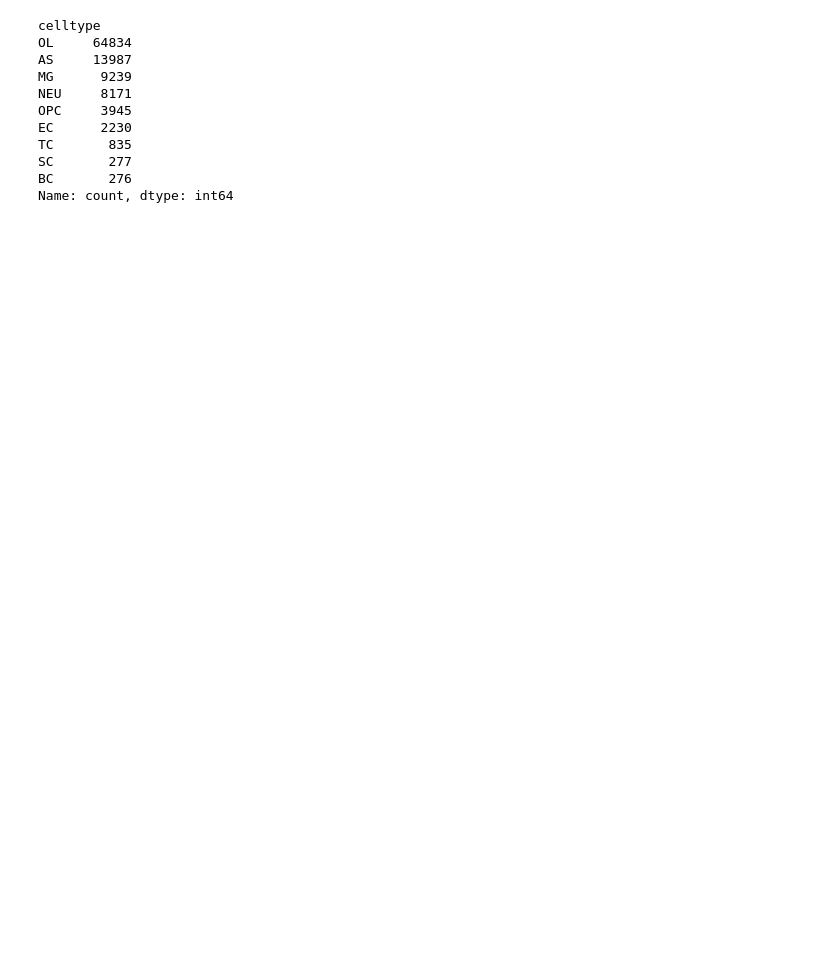
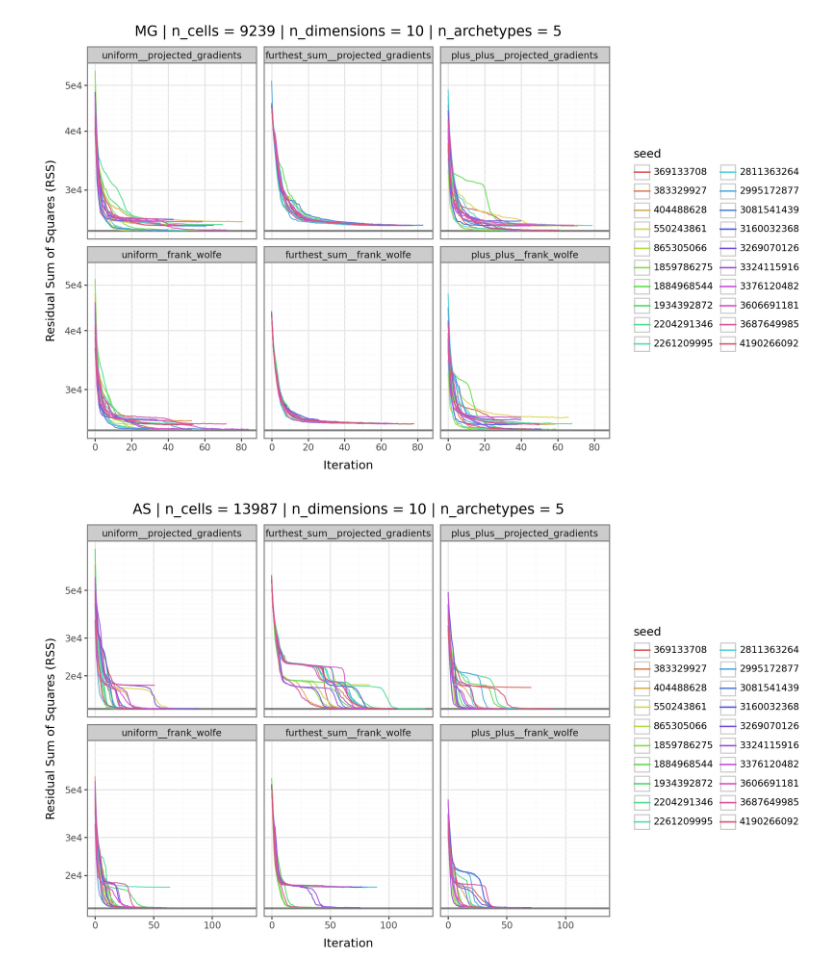
Before and after one commit to saezlab/ParTIpy_paper, a Jupyter notebook: test.ipynb, the cells around one changed output. Drawn from its saved outputs; the diff is of its cells as text; code cells hidden in the pictures; blank space fills up the shorter version.

Commit message:
adding RSS trace plots

```diff
--- a/test.ipynb
+++ b/test.ipynb
@@ -153,14 +1,64 @@ sc.pl.pca(
-# %%
-print(atlas_adata.obs.value_counts(celltype_column))
-# %% [output]
-celltype
-OL     64834
-AS     13987
-MG      9239
-NEU     8171
-OPC     3945
-EC      2230
-TC       835
-SC       277
-BC       276
-Name: count, dtype: int64
+# %%
+from pathlib import Path
+import time
+import pickle
+
+from tqdm import tqdm
+import pandas as pd
+import numpy as np
+import scanpy as sc
+import partipy as pt
+import plotnine as pn
+import matplotlib
+import matplotlib.pyplot as plt
+
+from data_utils import load_ms_data, load_ms_xenium_data
+from const import FIGURE_PATH, OUTPUT_PATH
+
+with open(Path(OUTPUT_PATH) / "ms_bench" / "rss_trace_dict.pkl", "rb") as f:
+    rss_trace_dict = pickle.load(f)
+
+result_df = pd.read_csv(Path(OUTPUT_PATH) / "ms_bench" / "results.csv")
+result_df["key"] = [init + "__" + optim for init, optim in zip(result_df["init_alg"], result_df["optim_alg"])]
+
+celltype_list = list(rss_trace_dict.keys())
+
+for celltype in celltype_list:
+
+    celltype_result_list = []
+
+    rss_trace_dict_celltype = rss_trace_dict[celltype]
+
+    result_df_subset = result_df.loc[result_df["celltype"]==celltype, :]
+    n_samples = result_df_subset["n_samples"].to_numpy()[0]
+    n_dimensions = result_df_subset["n_dimensions"].to_numpy()[0]
+    #n_archetypes = result_df_subset["n_archetypes"].to_numpy()[0]
+    n_archetypes = 5
+    figure_title = f"{celltype} | n_cells = {n_samples} | n_dimensions = {n_dimensions} | n_archetypes = {n_archetypes}"
+
+    for optim_str, rss_per_seed_dict in rss_trace_dict_celltype.items():
+
+
+        for seed, trace in rss_per_seed_dict.items():
+            tmp_df = pd.DataFrame({"optim": optim_str, "seed": seed, "iter": np.arange(len(trace)), "rss_trace": trace})
+            celltype_result_list.append(tmp_df)
+
+    df = pd.concat(celltype_result_list)
+    df["seed"] = pd.Categorical(df["seed"])
+
+    df["optim"] = pd.Categorical(df["optim"],
+                                categories=[b + "__" + a for a in pt.const.OPTIM_ALGS for b in pt.const.INIT_ALGS])
+
+    p = (pn.ggplot(df)
+        + pn.geom_hline(yintercept=min(df["rss_trace"]), color="black", alpha=0.5, size=1)
+        + pn.geom_line(pn.aes(x="iter", y="rss_trace", color="seed"), alpha=1.0, size=0.5)
+        + pn.scale_y_log10()
+        + pn.facet_wrap("optim")
+        + pn.theme_bw()
+        + pn.theme(figure_size=(10, 6))
+        + pn.labs(x="Iteration", y="Residual Sum of Squares (RSS)", color="seed", title=figure_title)
+        )
+    p.show()
+# %% [output]
+[figure, added]
+[figure, added]
```
Also changed, not shown: parts of 8 cells of this notebook, 40 other files.
